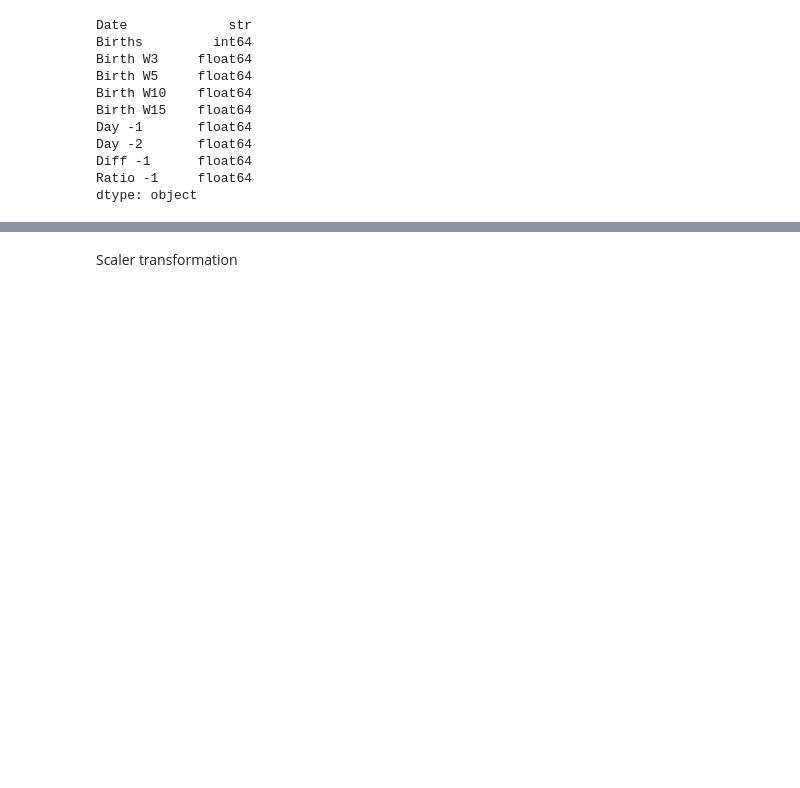
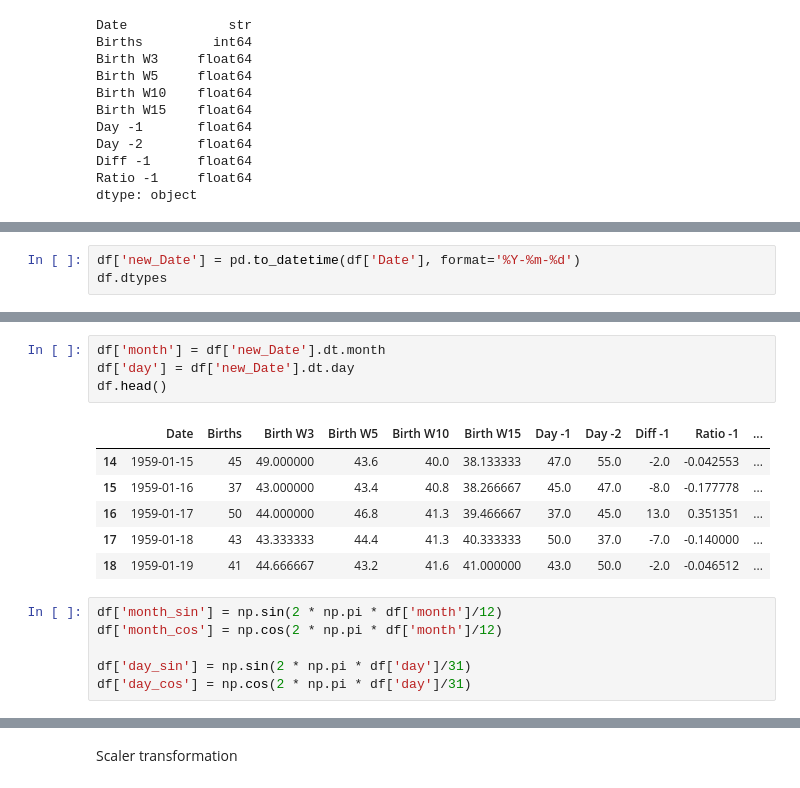
Before and after one commit to MonaTaghavi/dm-ann, a Jupyter notebook: notebooks/20dm-birth-timeseries.ipynb, the cells around one changed output, grey strips where cells are left out. Drawn from its saved outputs; the diff is of its cells as text; blank space fills up the shorter version.

Commit message:
Add cyclic feature engineering and scaling to birth data analysis

```diff
--- a/notebooks/20dm-birth-timeseries.ipynb
+++ b/notebooks/20dm-birth-timeseries.ipynb
@@ -149,0 +157,3 @@ dtype: object
+# %%
+df['new_Date'] = pd.to_datetime(df['Date'], format='%Y-%m-%d')
+df.dtypes
@@ -149,0 +173,17 @@ dtype: object
+# %%
+df['month'] = df['new_Date'].dt.month
+df['day'] = df['new_Date'].dt.day
+df.head()
+# %% [output]
+|  | Date | Births | Birth W3 | Birth W5 | Birth W10 | Birth W15 | Day -1 | Day -2 | Diff -1 | Ratio -1 | ... |
+| 14 | 1959-01-15 | 45 | 49.000000 | 43.6 | 40.0 | 38.133333 | 47.0 | 55.0 | -2.0 | -0.042553 | ... |
+| 15 | 1959-01-16 | 37 | 43.000000 | 43.4 | 40.8 | 38.266667 | 45.0 | 47.0 | -8.0 | -0.177778 | ... |
+| 16 | 1959-01-17 | 50 | 44.000000 | 46.8 | 41.3 | 39.466667 | 37.0 | 45.0 | 13.0 | 0.351351 | ... |
+| 17 | 1959-01-18 | 43 | 43.333333 | 44.4 | 41.3 | 40.333333 | 50.0 | 37.0 | -7.0 | -0.140000 | ... |
+| 18 | 1959-01-19 | 41 | 44.666667 | 43.2 | 41.6 | 41.000000 | 43.0 | 50.0 | -2.0 | -0.046512 | ... |
+# %%
+df['month_sin'] = np.sin(2 * np.pi * df['month']/12)
+df['month_cos'] = np.cos(2 * np.pi * df['month']/12)
+
+df['day_sin'] = np.sin(2 * np.pi * df['day']/31)
+df['day_cos'] = np.cos(2 * np.pi * df['day']/31)
```
Also changed, not shown: parts of 8 cells of this notebook.
